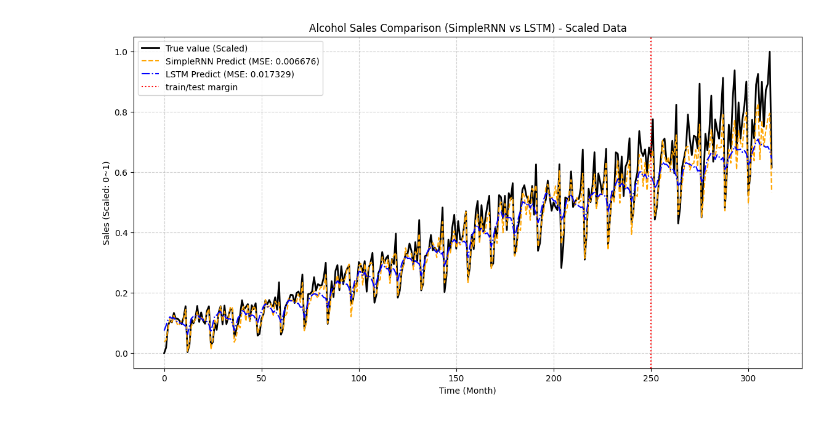
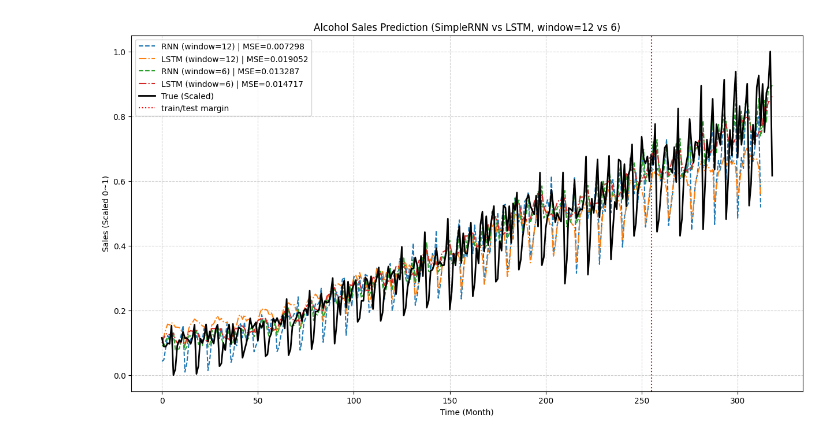
Before and after one commit to mabataki2/AI-Class, a Jupyter notebook: Week9/RNN_LSTM.ipynb, the cells around one changed output. Saved outputs shown, nothing was run; the diff lists cells and outputs as text; code cells hidden in the pictures.

```diff
--- a/Week9/RNN_LSTM.ipynb
+++ b/Week9/RNN_LSTM.ipynb
@@ -84,0 +65,15 @@ print(f"✅ LSTM 테스트 데이터 MSE (정규화 기준): {test_mse_lstm_scal
+# %%
+
+# -----------------------------------------------------------
+# 4. 네 가지 모델 훈련 및 결과 저장
+# -----------------------------------------------------------
+models = {}
+windows = [12, 6]
+types = ['RNN', 'LSTM']
+
+for w in windows:
+    for t in types:
+        print(f"--- {t} 모델 (window={w}) 훈련 시작 ---")
+        model, pred, mse, y_scaled, train_size = train_model(t, w)
+        models[(t, w)] = {'model': model, 'pred': pred, 'mse': mse, 'y': y_scaled, 'train_size': train_size}
+        print(f"✅ {t} (window={w}) 완료 | MSE={mse:.6f}")
@@ -85,33 +97,22 @@ print(f"✅ LSTM 테스트 데이터 MSE (정규화 기준): {test_mse_lstm_scal
 # %%
-# -----------------------------------------------------------
-# 훈련 데이터 예측 (정규화된 값)
-# -----------------------------------------------------------
-train_pred_rnn = model_rnn.predict(X_train)
-train_pred_lstm = model_lstm.predict(X_train)
-
-# 전체 예측값 연결 (훈련 + 테스트)
-full_pred_rnn_scaled = np.concatenate((train_pred_rnn, test_pred_rnn), axis=0)
-full_pred_lstm_scaled = np.concatenate((train_pred_lstm, test_pred_lstm), axis=0)
 
 # -----------------------------------------------------------
-# 시각화 (정규화된 값 그대로)
+# 5. 시각화
 # -----------------------------------------------------------
-plt.figure(figsize=(14, 7))
-plt.plot(y, label='True value (Scaled)', color='k', linewidth=2)
+plt.figure(figsize=(15, 8))
 
-plt.plot(full_pred_rnn_scaled,
-         label=f'SimpleRNN Predict (MSE: {test_mse_rnn_scaled:.6f})',
-         color='orange', linestyle='--')
+for (t, w), info in models.items():
+    plt.plot(info['pred'], label=f'{t} (window={w}) | MSE={info["mse"]:.6f}', linestyle='--' if t=='RNN' else '-.')
 
-plt.plot(full_pred_lstm_scaled,
-         label=f'LSTM Predict (MSE: {test_mse_lstm_scaled:.6f})',
-         color='blue', linestyle='-.')
+# 실제값 표시
+plt.plot(info['y'], label='True (Scaled)', color='k', linewidth=2)
 
-plt.axvline(x=train_size, color='r', linestyle=':', linewidth=1.5, label='train/test margin')
+# train/test 분리선 (마지막 모델의 train_size 재활용)
+plt.axvline(x=info['train_size'], color='r', linestyle=':', linewidth=1.5, label='train/test margin')
 
-plt.title('Alcohol Sales Comparison (SimpleRNN vs LSTM) - Scaled Data')
+plt.title('Alcohol Sales Prediction (SimpleRNN vs LSTM, window=12 vs 6)')
 plt.xlabel('Time (Month)')
-plt.ylabel('Sales (Scaled: 0~1)')
+plt.ylabel('Sales (Scaled 0~1)')
 plt.legend(loc='upper left')
 plt.grid(True, linestyle='--', alpha=0.6)
 plt.show()
@@ -121 +120 @@ plt.show()
-[figure, old version]
+[figure, new version]
```
Also changed, not shown: parts of 8 cells of this notebook.
